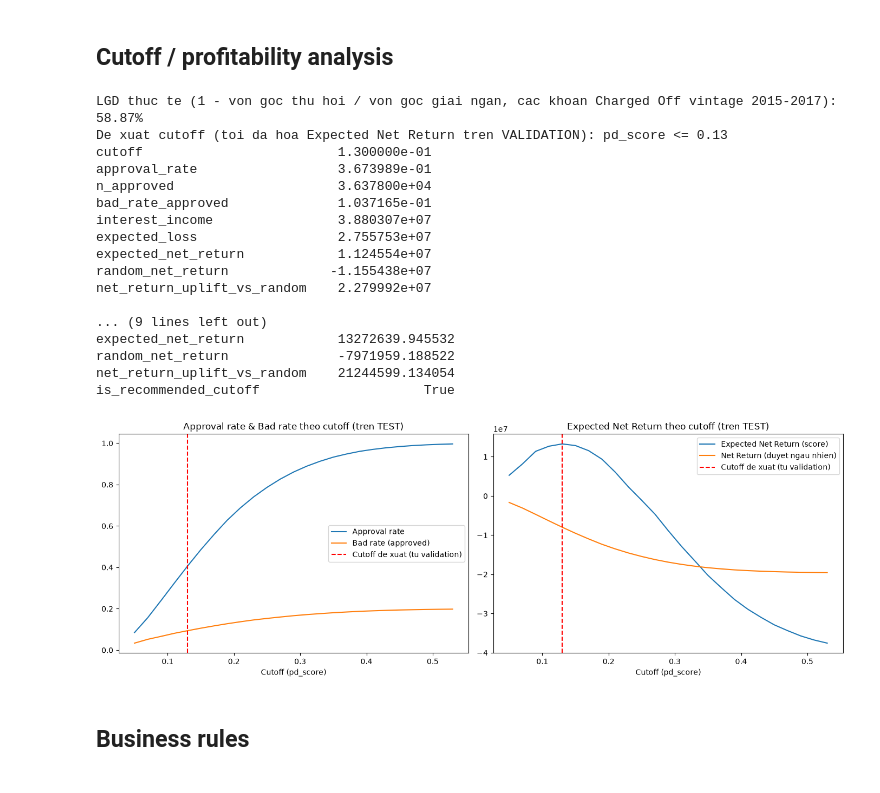
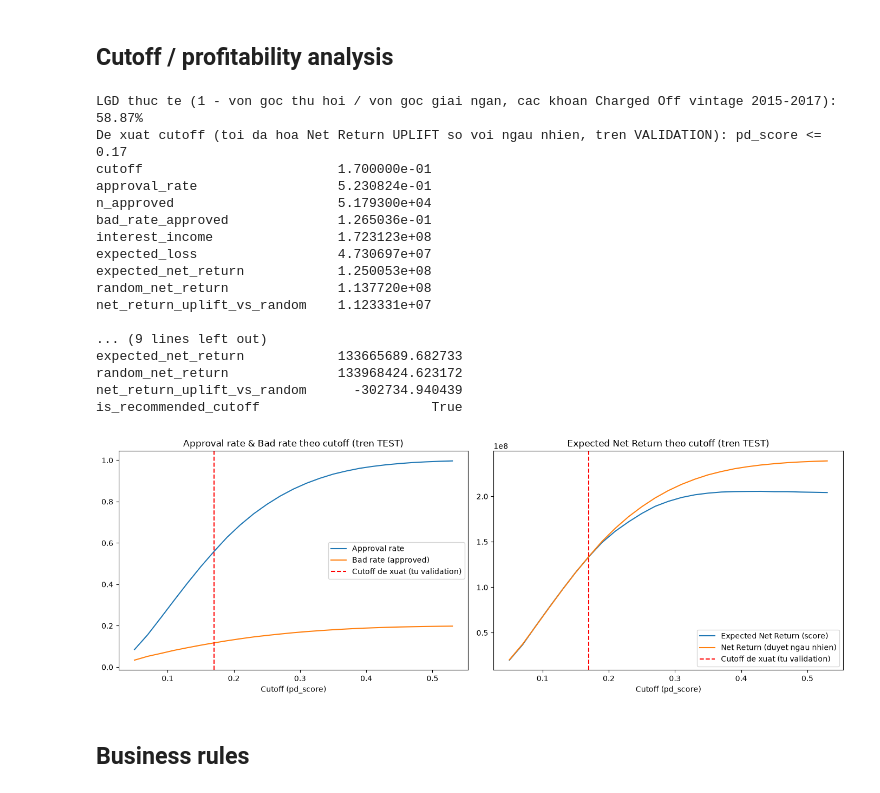
Before and after one commit to AnhNgone/CRA-CL, a Jupyter notebook: notebooks/05_segmentation_profitability.ipynb, the cells around one changed output. Saved outputs shown, nothing was run; the diff lists cells and outputs as text; code cells hidden in the pictures.

```diff
--- a/notebooks/05_segmentation_profitability.ipynb
+++ b/notebooks/05_segmentation_profitability.ipynb
@@ -105,11 +149,16 @@ total_principal_recovered = (charged_off['total_rec_prncp'] + charged_off['recov
 LGD = float(np.clip(1 - total_principal_recovered / total_funded, 0, 1))
 print(f'LGD thuc te (1 - von goc thu hoi / von goc giai ngan, cac khoan Charged Off vintage 2015-2017): {LGD:.2%}')
 
+# Scope PROPOSAL muc 4.2 chi giu ky han 36 thang (term la hang so, da bi loai khoi feature set vi
+# khong con phuong sai) -> lai thu duoc tinh tren toan bo 3 nam vay, khong phai 1 ky nhu ban truoc.
+TERM_YEARS = 3
 
-# Expected Net Return = Sigma(int_rate x loan_amnt, nhom Good duoc duyet) - Sigma(loan_amnt x LGD,
-# nhom Bad duoc duyet) theo dung cong thuc PROPOSAL muc 5.2. Don gian hoa: int_rate ap dung 1 lan
-# (khong nhan them so nam ky han) - dung nguyen van cong thuc de xuat trong PROPOSAL.
-def sweep_cutoffs(df, lgd):
+
+# Expected Net Return = Sigma(int_rate x loan_amnt x TERM_YEARS, nhom Good duoc duyet) -
+# Sigma(loan_amnt x LGD, nhom Bad duoc duyet). Van la don gian hoa so voi dong tien thuc te (lai
+# don, khong chiet khau theo thoi gian, khong tinh truong hop tra som/currently delinquent) nhung
+# da sua diem sai truoc do (lai 1 ky) theo dung ky han thuc te cua khoan vay trong scope du an.
+def sweep_cutoffs(df, lgd, term_years):
     n_total = len(df)
     baseline_bad_rate = df['bad_flag'].mean()
     avg_int_rate = df['int_rate'].mean() / 100
@@ -121,11 +170,12 @@ def sweep_cutoffs(df, lgd):
             continue
         good = approved[approved['bad_flag'] == 0]
         bad = approved[approved['bad_flag'] == 1]
-        interest_income = (good['int_rate'] / 100 * good['loan_amnt']).sum()
+        interest_income = (good['int_rate'] / 100 * good['loan_amnt'] * term_years).sum()
         expected_loss = (bad['loan_amnt'] * lgd).sum()
         n_approved = len(approved)
         random_net_return = n_approved * (
-            (1 - baseline_bad_rate) * avg_int_rate * avg_loan_amnt - baseline_bad_rate * avg_loan_amnt * lgd
+            (1 - baseline_bad_rate) * avg_int_rate * term_years * avg_loan_amnt
+            - baseline_bad_rate * avg_loan_amnt * lgd
         )
         rows.append({
             'cutoff': round(cutoff, 2),
@@ -142,18 +192,28 @@ def sweep_cutoffs(df, lgd):
     return out
 
 
-# --- Chon cutoff: sweep + argmax Expected Net Return tren VALIDATION, KHONG tren test - neu toi
-# uu hoa truc tiep tren test roi lai bao cao ket qua tren chinh test, con so se lac quan hon
-# thuc te (test khong con la du lieu "chua thay" doi voi quyet dinh nay). ---
-val_cutoff_table = sweep_cutoffs(val_df, LGD)
-best_idx = val_cutoff_table['expected_net_return'].idxmax()
+# --- Chon cutoff: sweep + argmax tren VALIDATION, KHONG tren test - neu toi uu hoa truc tiep tren
+# test roi lai bao cao ket qua tren chinh test, con so se lac quan hon thuc te (test khong con la
+# du lieu "chua thay" doi voi quyet dinh nay). ---
+#
+# QUAN TRONG - phat hien khi sua TERM_YEARS (xem 2 o tren): argmax theo Expected Net Return TUYET
+# DOI khong con hop ly sau khi nhan lai 3 nam - vi tong lai thu tang manh theo KHOI LUONG duyet,
+# argmax bi keo ve phia duyet gan het ho so (approval rate ~97%), du uplift so voi duyet ngau
+# nhien o do AM rat sau (mo hinh khong con tao gia tri gi so voi khong dung score). Day dung la
+# cai bay ma business_rules_policy.md muc 1 da canh bao truoc ("so sanh tuong doi giua cac cutoff,
+# khong phai con so loi nhuan tuyet doi chinh xac") nhung code truoc do chua ap dung dung canh bao
+# nay. Sua: chon cutoff theo argmax UPLIFT so voi duyet ngau nhien (net_return_uplift_vs_random) -
+# day moi la thuoc do gia tri tang them thuc su cua risk score, khong bi nhieu boi khoi luong.
+val_cutoff_table = sweep_cutoffs(val_df, LGD, TERM_YEARS)
+best_idx = val_cutoff_table['net_return_uplift_vs_random'].idxmax()
 recommended_cutoff = float(val_cutoff_table.loc[best_idx, 'cutoff'])
-print(f'De xuat cutoff (toi da hoa Expected Net Return tren VALIDATION): pd_score <= {recommended_cutoff}')
+print(f'De xuat cutoff (toi da hoa Net Return UPLIFT so voi ngau nhien, tren VALIDATION): '
+      f'pd_score <= {recommended_cutoff}')
 print(val_cutoff_table.loc[best_idx].to_string())
 
 # --- Bao cao cuoi cung: sweep tren TEST (out-of-sample, khong dung de chon cutoff) de ve duong
 # cong day du cho nguoi dung dashboard tham khao, va danh dau diem cutoff da chon o buoc tren. ---
-cutoff_table = sweep_cutoffs(test_df, LGD)
+cutoff_table = sweep_cutoffs(test_df, LGD, TERM_YEARS)
 cutoff_table['is_recommended_cutoff'] = np.isclose(cutoff_table['cutoff'], recommended_cutoff)
 
 baseline_bad_rate_test = test_df['bad_flag'].mean()
@@ -164,48 +224,48 @@ print(f"\n[TEST] Tai approval rate ~{row_80['approval_rate']:.1%}: bad rate theo
       f"{row_80['bad_rate_approved']:.2%} vs. bad rate duyet ngau nhien (= bad rate quan the) = "
       f"{baseline_bad_rate_test:.2%}")
 
 recommended = cutoff_table.loc[cutoff_table['is_recommended_cutoff']].iloc[0]
 print(f"\n[TEST] Ket qua tai cutoff da chon tu validation (pd_score <= {recommended_cutoff}):")
 print(recommended.to_string())
 
 fig, axes = plt.subplots(1, 2, figsize=(14, 5))
 axes[0].plot(cutoff_table['cutoff'], cutoff_table['approval_rate'], label='Approval rate')
 axes[0].plot(cutoff_table['cutoff'], cutoff_table['bad_rate_approved'], label='Bad rate (approved)')
 axes[0].axvline(recommended_cutoff, color='red', linestyle='--', label='Cutoff de xuat (tu validation)')
 axes[0].set_xlabel('Cutoff (pd_score)')
 axes[0].legend()
 axes[0].set_title('Approval rate & Bad rate theo cutoff (tren TEST)')
 
 axes[1].plot(cutoff_table['cutoff'], cutoff_table['expected_net_return'], label='Expected Net Return (score)')
 axes[1].plot(cutoff_table['cutoff'], cutoff_table['random_net_return'], label='Net Return (duyet ngau nhien)')
 axes[1].axvline(recommended_cutoff, color='red', linestyle='--', label='Cutoff de xuat (tu validation)')
 axes[1].set_xlabel('Cutoff (pd_score)')
 axes[1].legend()
 axes[1].set_title('Expected Net Return theo cutoff (tren TEST)')
 plt.tight_layout()
 plt.savefig(REPORTS_FIGURES / 'cutoff_profitability_analysis.png', dpi=100)
 plt.show()
 
 cutoff_table.to_csv(REPORTS_FIGURES / 'cutoff_table.csv', index=False)
 # %% [output]
 LGD thuc te (1 - von goc thu hoi / von goc giai ngan, cac khoan Charged Off vintage 2015-2017): 58.87%
-De xuat cutoff (toi da hoa Expected Net Return tren VALIDATION): pd_score <= 0.13
-cutoff                         1.300000e-01
-approval_rate                  3.673989e-01
-n_approved                     3.637800e+04
-bad_rate_approved              1.037165e-01
-interest_income                3.880307e+07
-expected_loss                  2.755753e+07
-expected_net_return            1.124554e+07
-random_net_return             -1.155438e+07
-net_return_uplift_vs_random    2.279992e+07
+De xuat cutoff (toi da hoa Net Return UPLIFT so voi ngau nhien, tren VALIDATION): pd_score <= 0.17
+cutoff                         1.700000e-01
+approval_rate                  5.230824e-01
+n_approved                     5.179300e+04
+bad_rate_approved              1.265036e-01
+interest_income                1.723123e+08
+expected_loss                  4.730697e+07
+expected_net_return            1.250053e+08
+random_net_return              1.137720e+08
+net_return_uplift_vs_random    1.123331e+07
 
 ... (9 lines left out)
-expected_net_return            13272639.945532
-random_net_return              -7971959.188522
-net_return_uplift_vs_random    21244599.134054
-is_recommended_cutoff                     True
+expected_net_return            133665689.682733
+random_net_return              133968424.623172
+net_return_uplift_vs_random      -302734.940439
+is_recommended_cutoff                      True
-[figure, old version]
+[figure, new version]
 # %% [markdown]
 ## Business rules
 # %%
```
Also changed, not shown: parts of 3 cells of this notebook, 12 other files.
